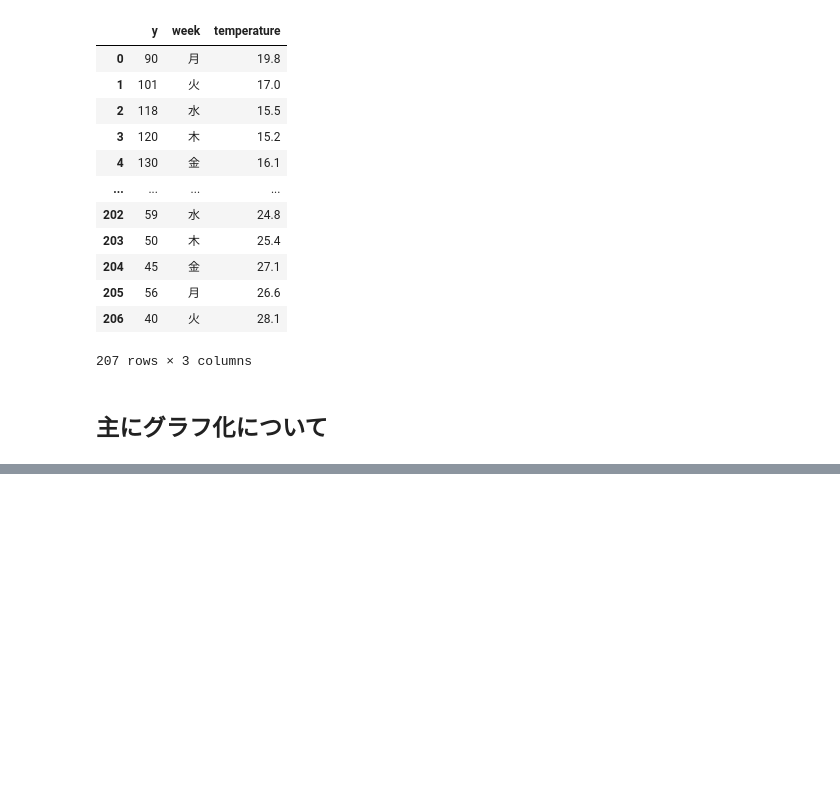
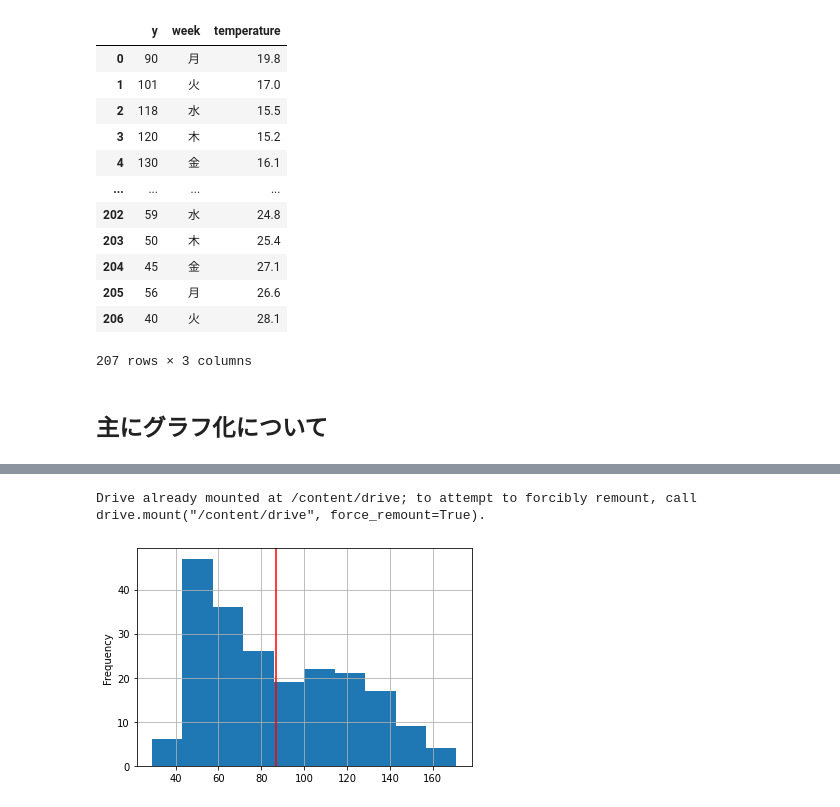
Before and after one commit to umanari145/python_ai, a Jupyter notebook: zerokara_data.ipynb, the cells around one changed output, grey strips where cells are left out. Drawn from its saved outputs; the diff is of its cells as text; code cells hidden in the pictures; blank space fills up the shorter version.

```diff
--- a/zerokara_data.ipynb
+++ b/zerokara_data.ipynb
@@ -174,0 +219,11 @@ Text(0, 0.5, 'sales')
+# %%
+# 平均値を赤線でひく
+# fromが読み込まれていない・・・？ここで書かないとpltがdefinedされないというエラーが出る
+from matplotlib import pyplot as plt
+hist_gram = train["y"].plot.hist(grid=True)
+hist_gram.axvline(x=y_mean, color="red")
+# 以下を入れると画像として保存される
+plt.savefig("/content/drive/My Drive/histgram.png")
+# %% [output]
+Drive already mounted at /content/drive; to attempt to forcibly remount, call drive.mount("/content/drive", force_remount=True).
+[figure, added]
```
Also changed, not shown: parts of 20 cells of this notebook.
